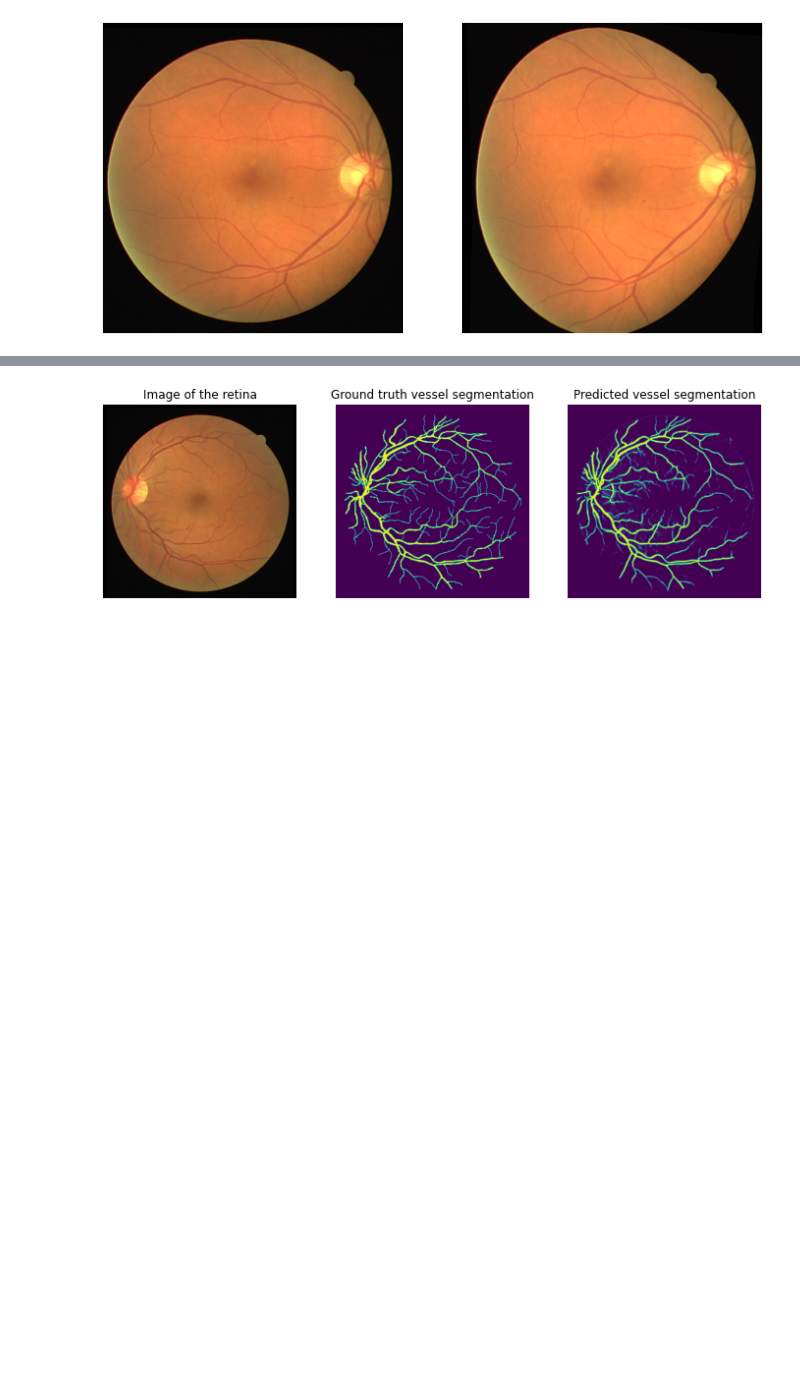
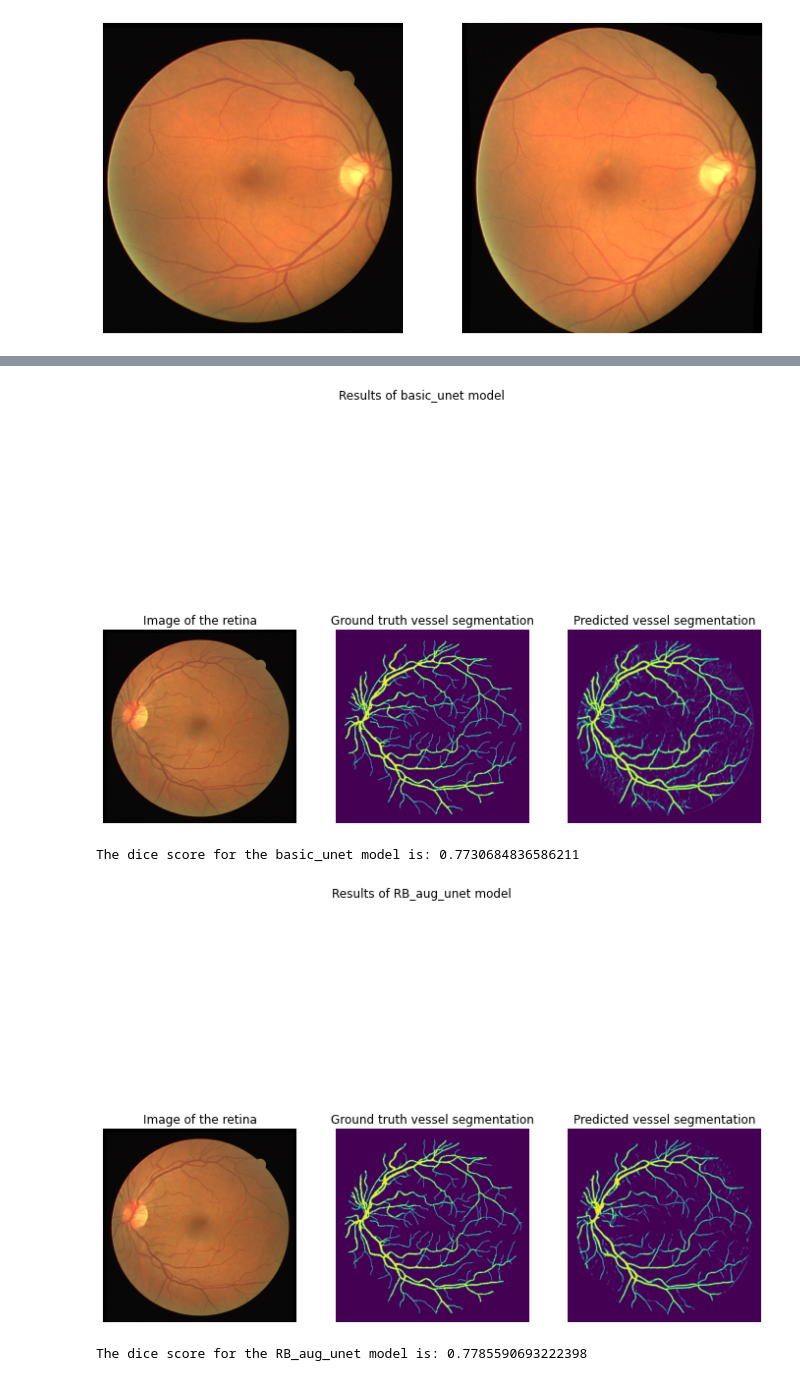
Before and after one commit to sarahlou-dr/8dm50-machine-learning, a Jupyter notebook: practicals/week_5.ipynb, the cells around one changed output, grey strips where cells are left out. Drawn from its saved outputs; the diff is of its cells as text; code cells hidden in the pictures; blank space fills up the shorter version.

Commit message:
final conclusions data augmentation question

```diff
--- a/practicals/week_5.ipynb
+++ b/practicals/week_5.ipynb
@@ -775,46 +735,64 @@ Epoch 35/150
 Epoch 36/150
  - 73s - loss: 0.0869 - accuracy: 0.5426 - val_loss: 0.2256 - val_accuracy: 0.9129
 # %%
-# run the model on one test image and show the results
-from unet_utils import preprocessing
-from keras.models import load_model
+# Compare the performance of the three models
 
-model = load_model('models/RB_Bspline_aug_unet.keras')
+models = ['basic_unet', 'RB_aug_unet', 'RB_Bspline_aug_unet']
 
-# test data paths
-impaths_test = glob(data_folder + 'test/images/*.tif')
+for m in range(len(models)):
+    # load model
+    model = load_model(f'models/{models[m]}.keras')
 
-# load data
-test_images, test_masks, test_segmentations = load_data(impaths_test, test=True)
+    # test data paths
+    impaths_test = glob(data_folder + 'test/images/*.tif')
 
-# pad the data to fit the U-Net model
-test_images, test_masks, test_segmentations = preprocessing(test_images, test_masks, test_segmentations,
-                                                            desired_shape=(584, 584))
+    # load data
+    test_images, test_masks, test_segmentations = load_data(impaths_test, test=True)
 
-# use a single image to evaluate
-X_test, y_test = np.expand_dims(test_images[0], axis=0), np.expand_dims(test_masks[0], axis=0)
+    # pad the data to fit the U-Net model
+    test_images, test_masks, test_segmentations = preprocessing(test_images, test_masks, test_segmentations,
+                                                                desired_shape=(584, 584))
 
-# predict test samples
-test_prediction = model.predict(X_test, batch_size=4)
+    # use a single image to evaluate
+    X_test, y_test = np.expand_dims(test_images[0], axis=0), np.expand_dims(test_masks[0], axis=0)
 
-# visualize the test result
-plt.figure(figsize=(12, 10))
+    # predict test samples
+    test_prediction = model.predict(X_test, batch_size=4)
 
-plt.subplot(1, 3, 1)
-plt.title("Image of the retina")
-plt.axis('off')
-plt.imshow(test_images[0])
+    # visualize the test result
+    plt.figure(figsize=(12, 10))
 
-plt.subplot(1, 3, 2)
-plt.title("Ground truth vessel segmentation")
-plt.axis('off')
-plt.imshow(test_segmentations[0][:, :, 0])
+    plt.subplot(1, 3, 1)
+    plt.title("Image of the retina")
+    plt.axis('off')
+    plt.imshow(test_images[0])
 
-plt.subplot(1, 3, 3)
-plt.title("Predicted vessel segmentation")
-plt.axis('off')
-plt.imshow(test_prediction[0, :, :, 0])
+    plt.subplot(1, 3, 2)
+    plt.title("Ground truth vessel segmentation")
+    plt.axis('off')
+    plt.imshow(test_segmentations[0][:, :, 0])
 
-plt.show()
+    plt.subplot(1, 3, 3)
+    plt.title("Predicted vessel segmentation")
+    plt.axis('off')
+    plt.imshow(test_prediction[0, :, :, 0])
+
+    plt.suptitle(f"Results of {models[m]} model")
+    plt.show()
+
+    # threshold predictions, so more comparable for dice score
+    test_prediction[test_prediction > 0.5] = 1
+    test_prediction[test_prediction <= 0.5] = 0
+
+    # compute dice score
+    A = test_prediction[0]
+    B = test_segmentations[0]
+    dice = 2*np.sum(A*B) / (np.sum(A)+np.sum(B))
+
+    # print dice score
+    print(f"The dice score for the {models[m]} model is: {dice}")
 # %% [output]
-[figure, old version]
+[figure, new version]
+The dice score for the basic_unet model is: 0.7730684836586211
+[figure, added]
+The dice score for the RB_aug_unet model is: 0.7785590693222398
```
Also changed, not shown: parts of 6 cells of this notebook.
